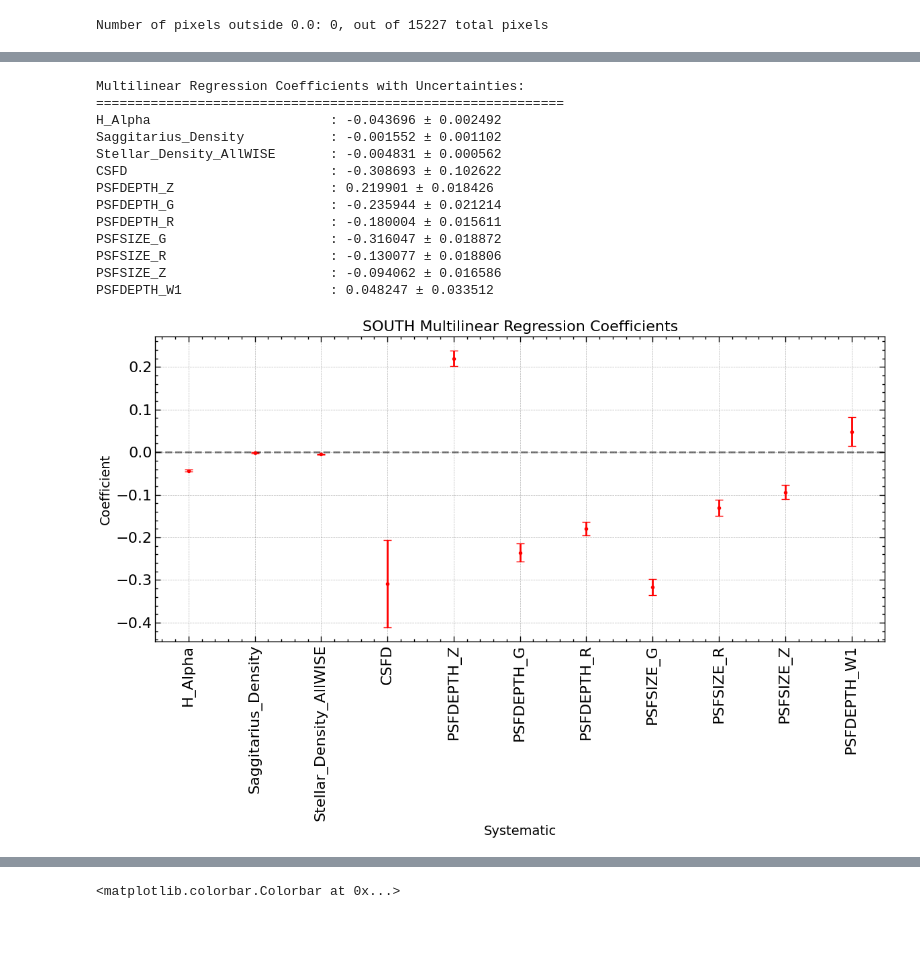
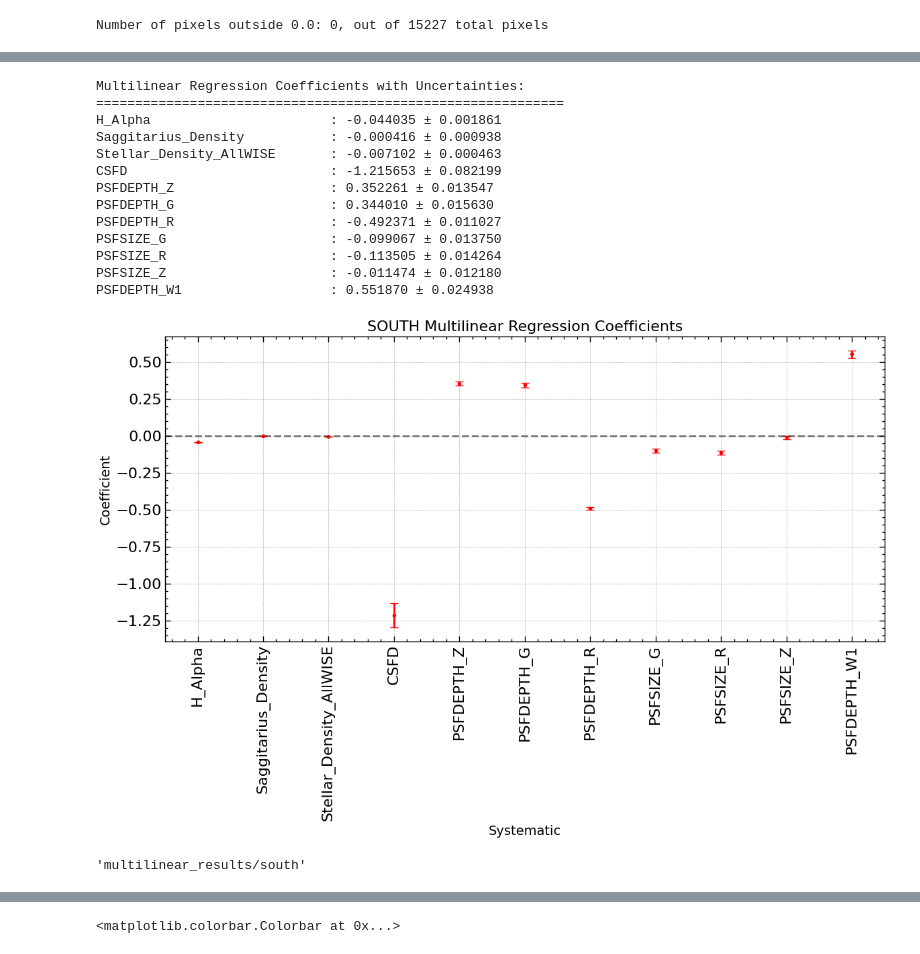
Before and after one commit to Shin107/DESILegacy-PECVEL, a Jupyter notebook: notebooks/multilinear_regression.ipynb, the cells around one changed output, grey strips where cells are left out. Drawn from its saved outputs; the diff is of its cells as text; code cells hidden in the pictures.

```diff
--- a/notebooks/multilinear_regression.ipynb
+++ b/notebooks/multilinear_regression.ipynb
@@ -52,6 +53,10 @@ elif part=='south':
 data = points_to_map(data['RA'], data['DEC'], nside=64)
 
 remove_outliers = True
+
+kind_no = 2
+kind_dict= {1:'partial_percentile', 2:'equal'}
 if remove_outliers:
-    kind = 'equal'  # equal or partial_percentile
+    kind = kind_dict[kind_no]  # equal or partial_percentile
     val = 10
+    #val = 0
@@ -129,6 +130,10 @@ if remove_outliers:
     combined_masks = np.all(np.array(masks), axis=0)
 else:
     combined_masks = mask>0
+    kind = None
+    val=None
+dir_name = f'multilinear_results/{part}'
+os.makedirs(dir_name, exist_ok=True)
 # %% [output]
 no lower limit
 Number of elements removed for  H_Alpha :  34655
@@ -232,7 +239,7 @@ ngal_valid = ngal[valid]
 nran_valid = nran[valid]
 
 # Compute overdensity
-overdensity_maps = ngal_valid / nran_valid * np.sum(nran_valid) / np.sum(ngal_valid)
+#overdensity_maps = ngal_valid / nran_valid * np.sum(nran_valid) / np.sum(ngal_valid)
 
 # Prepare feature matrix (centered)
 sys_maps_for_fit = {}
@@ -241,13 +248,17 @@ for sys_name in systematics_list:
     sys_maps_for_fit[sys_name] = temp[mask==1][combined_masks[mask==1]][valid]
 
 finite_mask_combined = np.all([np.isfinite(sys_maps_for_fit[sys]) for sys in systematics_list], axis=0)
+ngal_valid = ngal_valid[finite_mask_combined]
+nran_valid = nran_valid[finite_mask_combined]
+overdensity_maps = ngal_valid / nran_valid * np.sum(nran_valid) / np.sum(ngal_valid)
+
 X = np.vstack([sys_maps_for_fit[sys][finite_mask_combined] - np.nanmean(sys_maps_for_fit[sys][finite_mask_combined])
                for sys in systematics_list]).T
 
-y = overdensity_maps[finite_mask_combined] -1
+y = overdensity_maps-1
 
 # Weights (inverse variance)
-sigma_y = np.sqrt(ngal_valid[finite_mask_combined]) / nran_valid[finite_mask_combined] * np.sum(nran_valid) / np.sum(ngal_valid)
+sigma_y = np.sqrt(ngal_valid) / nran_valid * np.sum(nran_valid) / np.sum(ngal_valid)
 W = np.diag(1.0 / sigma_y**2)
 
 # Weighted least squares: beta = (X^T W X)^-1 X^T W y
@@ -257,44 +268,49 @@ XtWy = X.T @ W @ y
 # Coefficients
 coeffs = np.linalg.solve(XtWX, XtWy)
 
 # Covariance matrix of coefficients
 cov_matrix = np.linalg.inv(XtWX)
 
 # Standard errors (uncertainties)
 coeff_errors = np.sqrt(np.diag(cov_matrix))
 
 
 print("Multilinear Regression Coefficients with Uncertainties:")
 print("=" * 60)
 for i, sys_name in enumerate(systematics_list):
     print(f"{sys_name:30s}: {coeffs[i]:8.6f} ± {coeff_errors[i]:.6f}")
 
 
 plt.figure(figsize=(12, 8))
 plt.errorbar(range(len(systematics_list)), coeffs, yerr=coeff_errors,
              fmt='o', capsize=4, markersize=3, linewidth=2,color='r')
 plt.axhline(y=0, color='k', linestyle='--', alpha=0.5)
 plt.xticks(range(len(systematics_list)), systematics_list, rotation=90)
 plt.ylabel('Coefficient', fontsize=14)
 plt.xlabel('Systematic', fontsize=14)
 plt.title(f'{part.upper()} Multilinear Regression Coefficients', fontsize=16)
 plt.grid(True, alpha=0.3)
 plt.tight_layout()
 plt.show()
 # %% [output]
 Multilinear Regression Coefficients with Uncertainties:
 ============================================================
-H_Alpha                       : -0.043696 ± 0.002492
-Saggitarius_Density           : -0.001552 ± 0.001102
-Stellar_Density_AllWISE       : -0.004831 ± 0.000562
-CSFD                          : -0.308693 ± 0.102622
-PSFDEPTH_Z                    : 0.219901 ± 0.018426
-PSFDEPTH_G                    : -0.235944 ± 0.021214
-PSFDEPTH_R                    : -0.180004 ± 0.015611
-PSFSIZE_G                     : -0.316047 ± 0.018872
-PSFSIZE_R                     : -0.130077 ± 0.018806
-PSFSIZE_Z                     : -0.094062 ± 0.016586
-PSFDEPTH_W1                   : 0.048247 ± 0.033512
+H_Alpha                       : -0.044035 ± 0.001861
+Saggitarius_Density           : -0.000416 ± 0.000938
+Stellar_Density_AllWISE       : -0.007102 ± 0.000463
+CSFD                          : -1.215653 ± 0.082199
+PSFDEPTH_Z                    : 0.352261 ± 0.013547
+PSFDEPTH_G                    : 0.344010 ± 0.015630
+PSFDEPTH_R                    : -0.492371 ± 0.011027
+PSFSIZE_G                     : -0.099067 ± 0.013750
+PSFSIZE_R                     : -0.113505 ± 0.014264
+PSFSIZE_Z                     : -0.011474 ± 0.012180
+PSFDEPTH_W1                   : 0.551870 ± 0.024938
-[figure, old version]
+[figure, new version]
+# %%
+
+f'{dir_name}'
+# %% [output]
+'multilinear_results/south'
 # %%
 if kind == 'equal':
```
Also changed, not shown: parts of 27 cells of this notebook.
